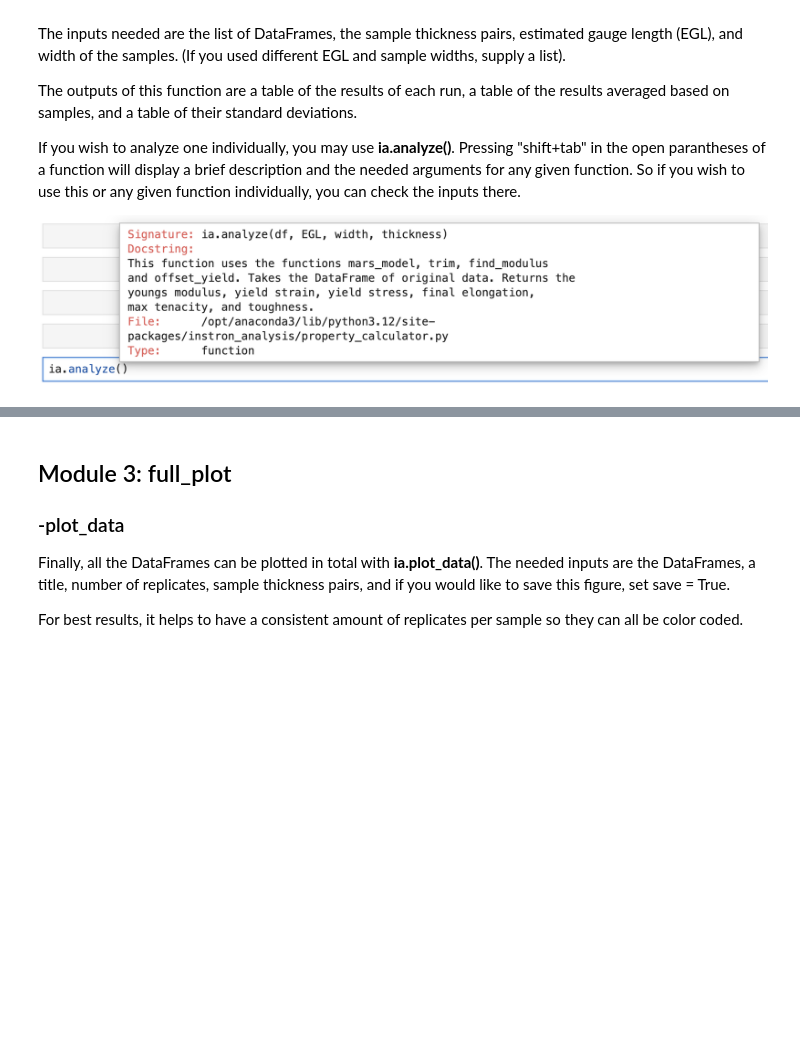
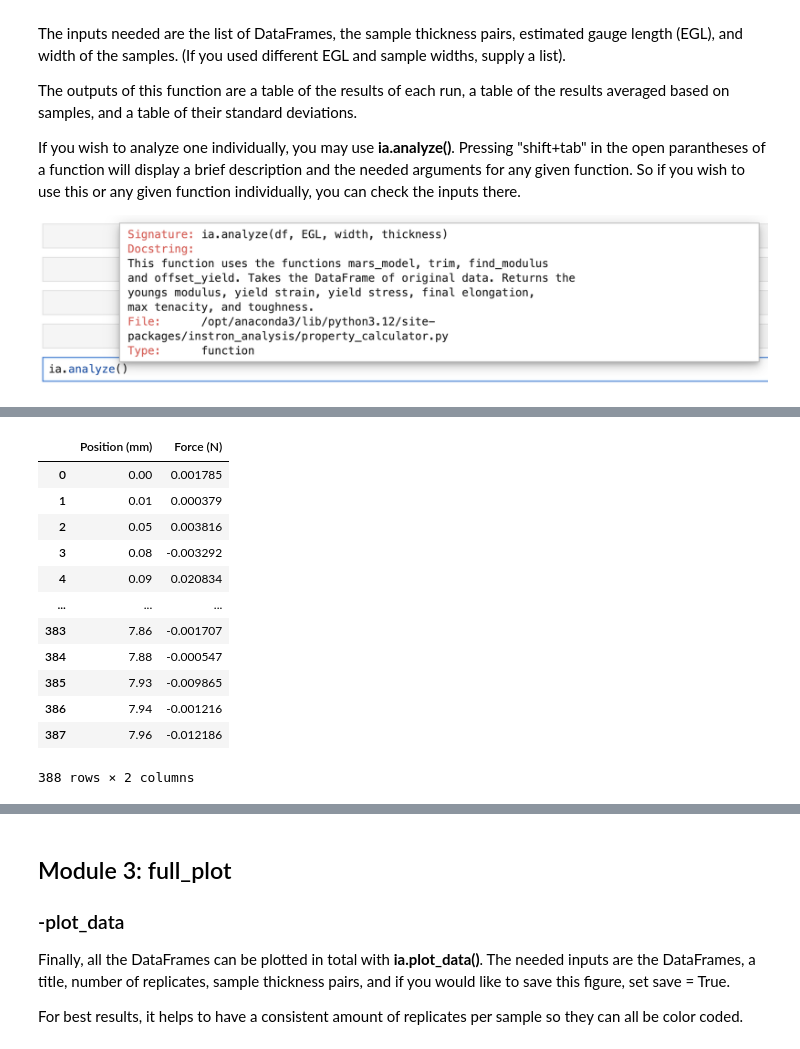
Before and after one commit to tomtex-zach/instron_analysis_repo, a Jupyter notebook: pkg demo/package demo.ipynb, the cells around one changed output, grey strips where cells are left out. Drawn from its saved outputs; the diff is of its cells as text; code cells hidden in the pictures; blank space fills up the shorter version.

```diff
--- a/pkg demo/package demo.ipynb
+++ b/pkg demo/package demo.ipynb
@@ -229,3 +230,19 @@ st
+# %%
+dfs[33]
+# %% [output]
+|  | Position (mm) | Force (N) |
+| 0 | 0.00 | 0.001785 |
+| 1 | 0.01 | 0.000379 |
+| 2 | 0.05 | 0.003816 |
+| 3 | 0.08 | -0.003292 |
+| 4 | 0.09 | 0.020834 |
+| ... | ... | ... |
+| 383 | 7.86 | -0.001707 |
+| 384 | 7.88 | -0.000547 |
+| 385 | 7.93 | -0.009865 |
+| 386 | 7.94 | -0.001216 |
+| 387 | 7.96 | -0.012186 |
+388 rows × 2 columns
 # %%
 # These can be used together for visualizing data such as in a bar plot with error bars:
 
```
Also changed, not shown: parts of 12 cells of this notebook, 3 other files.
